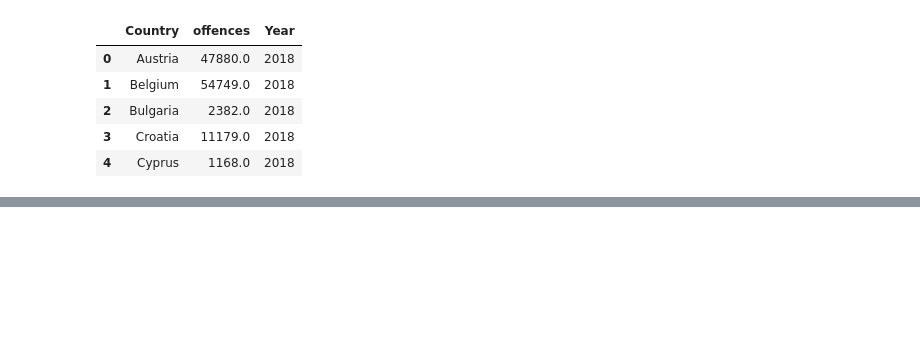
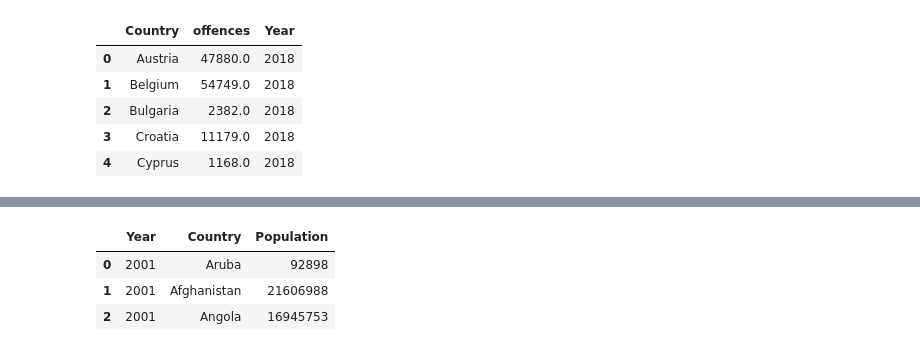
Before and after one commit to s171243/SocialDataAnalyis, a Jupyter notebook: final_project.ipynb, the cells around one changed output, grey strips where cells are left out. Drawn from its saved outputs; the diff is of its cells as text; code cells hidden in the pictures; blank space fills up the shorter version.

```diff
--- a/final_project.ipynb
+++ b/final_project.ipynb
@@ -178,10 +113,0 @@ df = df.set_index("Country")
-# %%
-new_df = []
-
-for col, data in df.items():
-    if not re.search('[a-zA-Z]', col) == None:
-        continue
-    new_df.append([data.index.to_list(), data.values.tolist(), [data.name]*len(df)])
-
-liist = [list(zip(x,y,z)) for x, y, z in new_df]
-newlist = [item for items in liist for item in items]
@@ -1139,0 +223,10 @@ fig.show()
+# %%
+pop_df = add_rows(df_path="population_2.xlsx", drug_name="", return_df=pd.DataFrame({'Year' : [], "Country":[], "Population":[]}), column_name="Population", category_name="").dropna()
+pop_df.Year = pop_df.Year.astype(int)
+pop_df.Population = pop_df.Population.astype(int)
+pop_df.head(3)
+# %% [output]
+|  | Year | Country | Population |
+| 0 | 2001 | Aruba | 92898 |
+| 1 | 2001 | Afghanistan | 21606988 |
+| 2 | 2001 | Angola | 16945753 |
```
Also changed, not shown: parts of 56 cells of this notebook.
